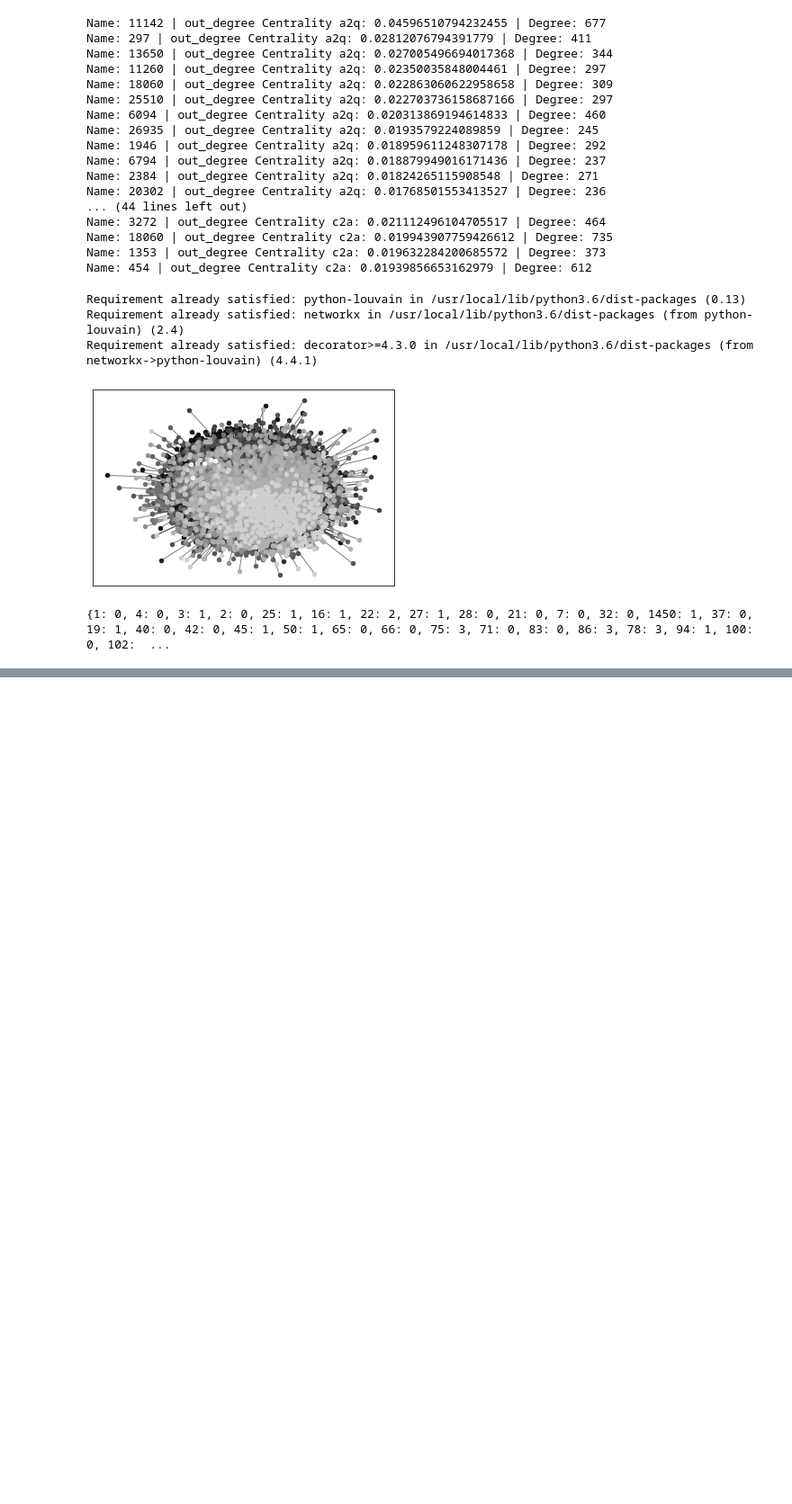
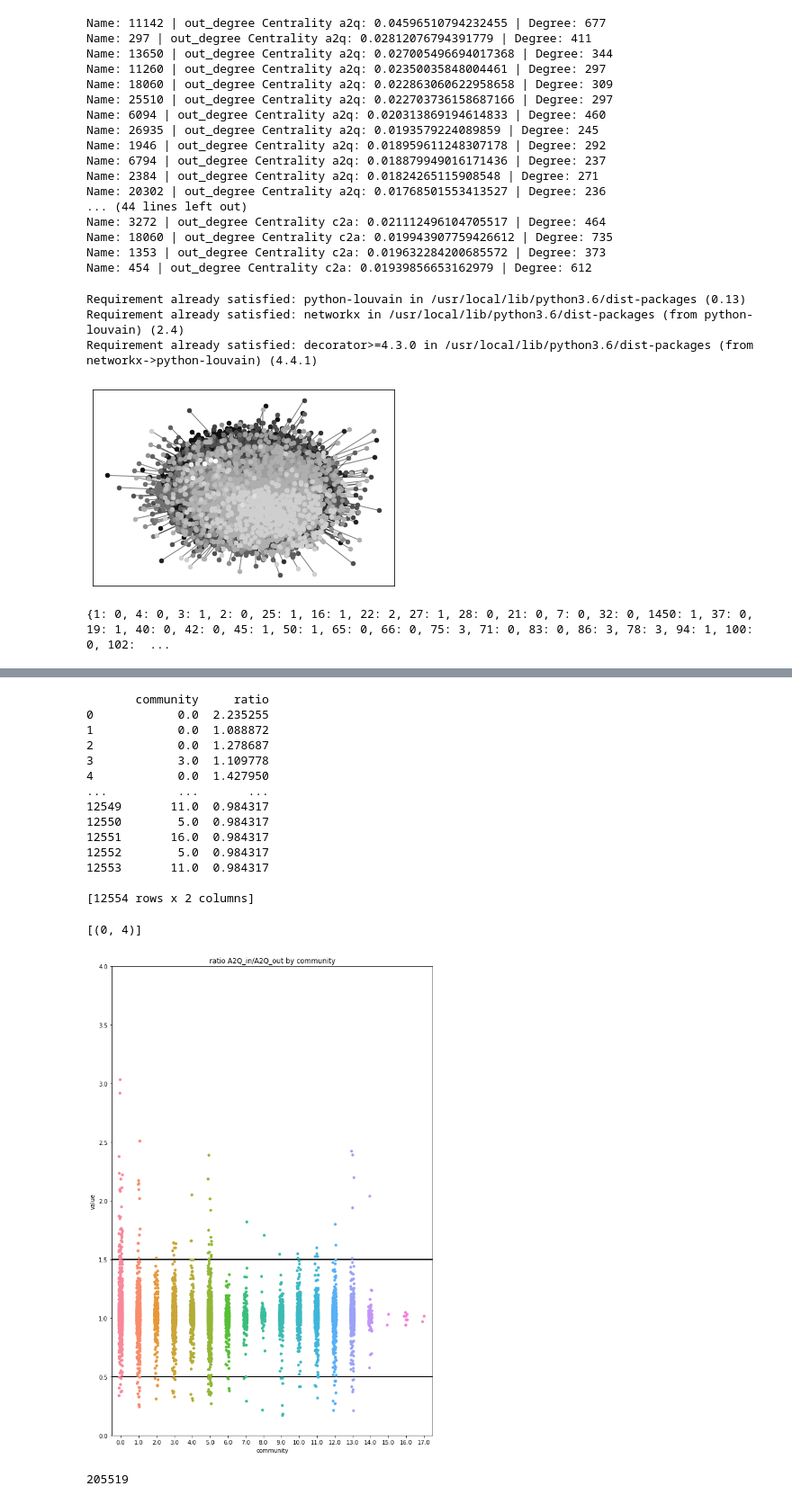
Before and after one commit to ppseguel/network_math, a Jupyter notebook: project.ipynb, the cells around one changed output, grey strips where cells are left out. Shown at 90% size. Cells and saved outputs as stored; diff of their text form; code cells hidden in the pictures; blank space fills up the shorter version.

```diff
--- a/project.ipynb
+++ b/project.ipynb
@@ -630,0 +659,42 @@ AttributeError: ignored
+# %%
+community3 =[]
+ratio3 = []
+
+for i in ratio_a2q_in_a2q_out.keys():
+  ratio3 = np.append(ratio3, ratio_a2q_in_a2q_out.get(i))
+  comm = H.nodes[i]["modularity"]
+  community3 = np.append(community3,comm)
+
+#plt.boxplot(community, ratio)
+d3 = pd.DataFrame({"community":community3, "ratio":ratio3})
+print(d3)
+dd3 = pd.melt(d3, id_vars=['community'], value_vars=['ratio'])
+fig = plt.figure(figsize=(10,15))
+plt.title("ratio A2Q_in/A2Q_out by community")
+fig.add_subplot(1,1,1)
+plt.plot([-0.5, 18], [1.5, 1.5], 'k-', lw=2)
+plt.plot([-0.5, 18], [0.5, 0.5], 'k-', lw=2)
+ax3 = sns.stripplot(x="community",y='value',data=dd3)
+ax3.set(ylim=(0,4))
+# %% [output]
+       community     ratio
+0            0.0  2.235255
+1            0.0  1.088872
+2            0.0  1.278687
+3            3.0  1.109778
+4            0.0  1.427950
+...          ...       ...
+12549       11.0  0.984317
+12550        5.0  0.984317
+12551       16.0  0.984317
+12552        5.0  0.984317
+12553       11.0  0.984317
+
+[12554 rows x 2 columns]
+[(0, 4)]
+[figure, added]
+# %%
+edges = np.asarray(H.edges())
+print(len(edges))
+# %% [output]
+205519
```
Also changed, not shown: parts of 18 cells of this notebook.
